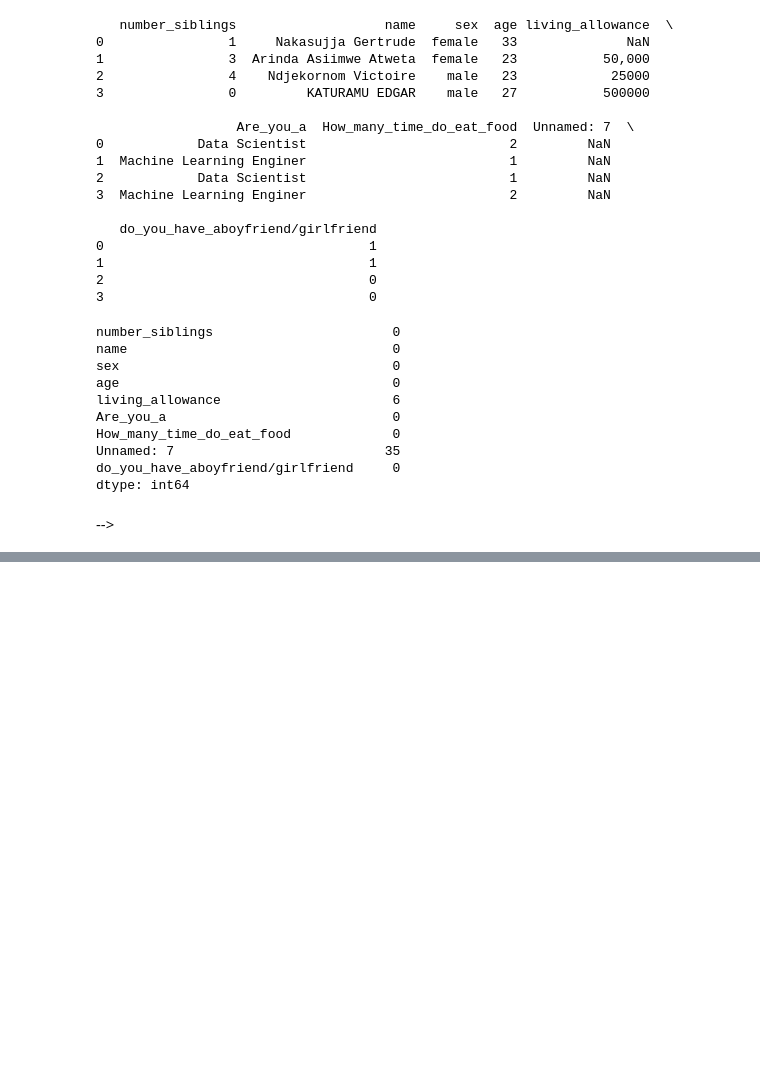
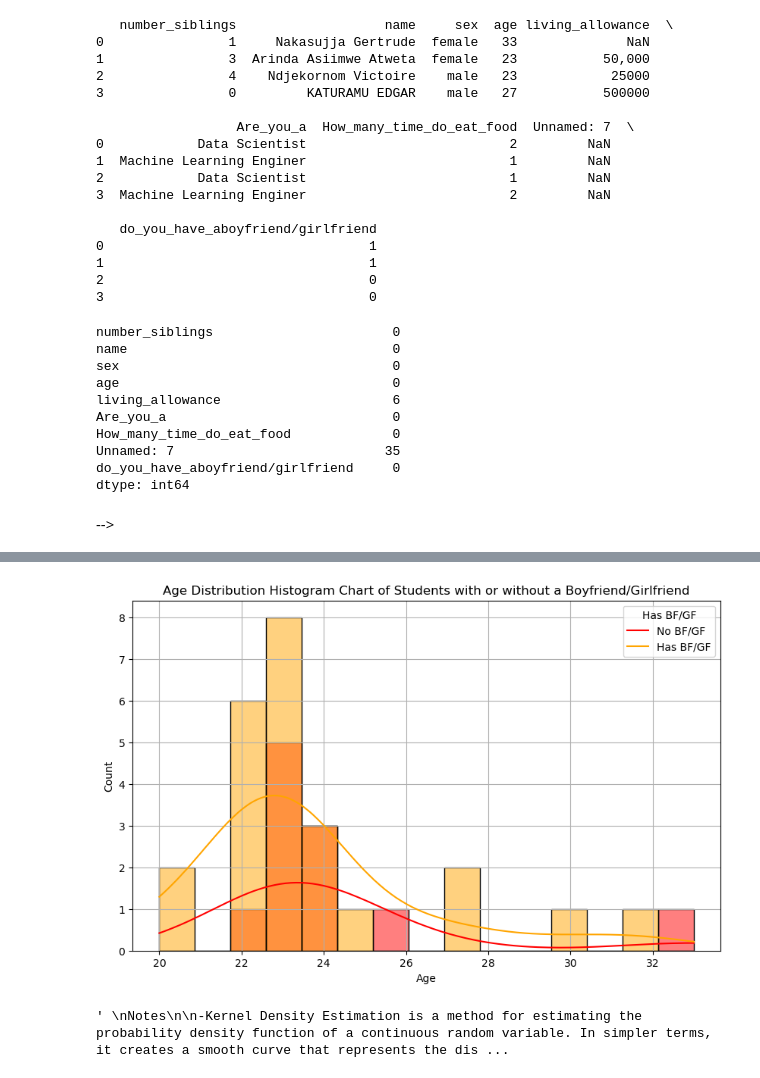
Before and after one commit to DerrickLegacy/python_lan_basic, a Jupyter notebook: Morning Session/derrick_ahaabwe_day8.ipynb, the cells around one changed output, grey strips where cells are left out. Saved outputs shown, nothing was run; the diff lists cells and outputs as text; code cells hidden in the pictures; blank space fills up the shorter version.

```diff
--- a/Morning Session/derrick_ahaabwe_day8.ipynb
+++ b/Morning Session/derrick_ahaabwe_day8.ipynb
@@ -91,0 +143,27 @@ dtype: int64
+# %%
+# c. Histogram
+
+filtered_data_with_bf_gf = data.loc[data["has_bf_gf"] == 1, 'age']
+filtered_data_without_bf_gf = data.loc[data["has_bf_gf"] == 0, 'age']
+
+# Create a combined DataFrame for Seaborn
+combined_data = data[data['has_bf_gf'].isin([0, 1])]
+
+plt.figure(figsize=(10, 6))
+sb.histplot(data=combined_data, x='age', hue='has_bf_gf', multiple='layer', palette=['orange', 'red'], alpha=0.5, kde=True)
+
+# Add titles and labels
+plt.title('Age Distribution Histogram Chart of Students with or without a Boyfriend/Girlfriend')
+plt.xlabel('Age')
+plt.ylabel('Count')
+plt.legend(title="Has BF/GF", labels=["No BF/GF", "Has BF/GF"])
+plt.grid(True)
+plt.show()
+
+"""
+Notes
+
+-Kernel Density Estimation is a method for estimating the probability density function of a continuous random variable. In simpler terms, it creates a smooth curve that represents the distribution of data points."""
+# %% [output]
+[figure, added]
+' \nNotes\n\n-Kernel Density Estimation is a method for estimating the probability density function of a continuous random variable. In simpler terms, it creates a smooth curve that represents the dis ...
```
Also changed, not shown: parts of 8 cells of this notebook, 19 other files.
